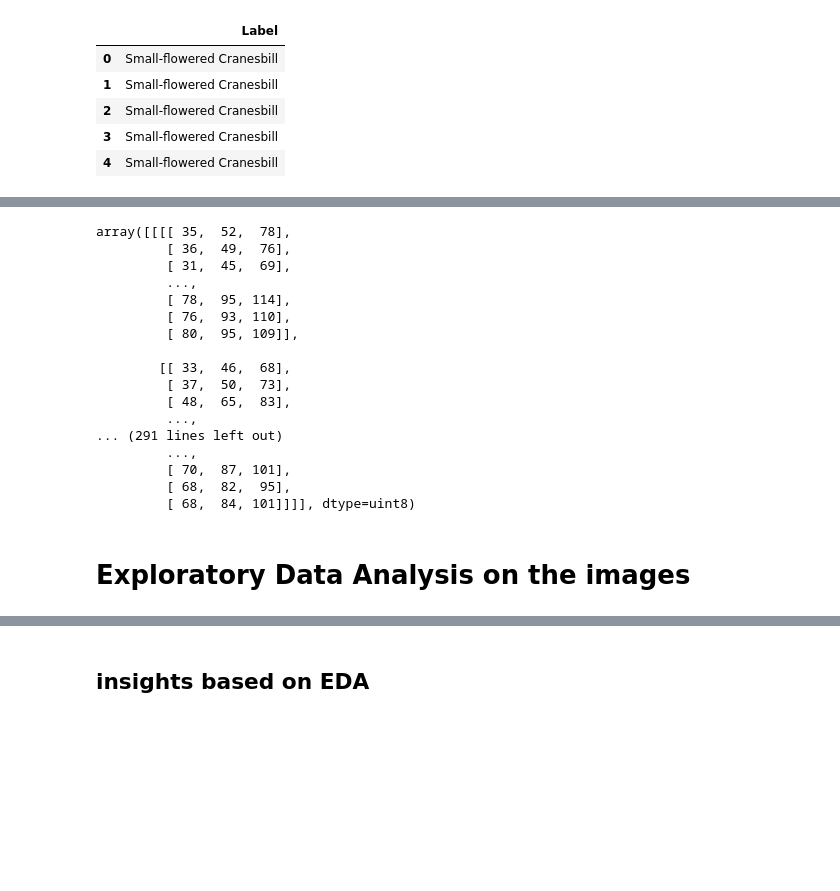
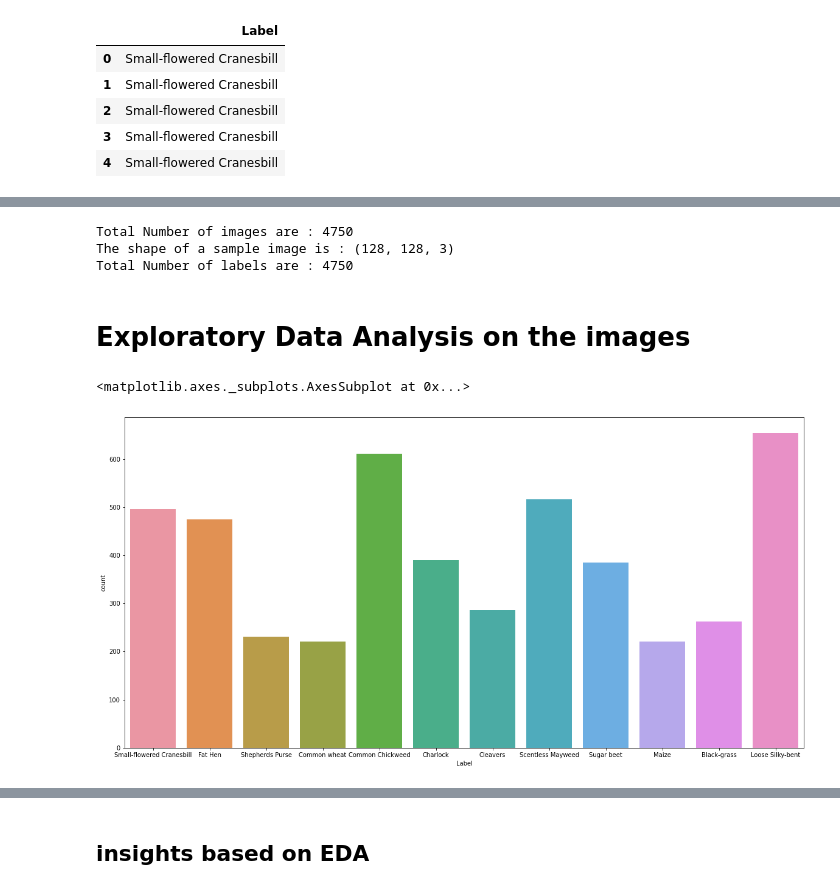
Before and after one commit to cfreeman22/Computer-Vision-Project, a Jupyter notebook: ComputerVision.ipynb, the cells around one changed output, grey strips where cells are left out. Saved outputs shown, nothing was run; the diff lists cells and outputs as text; code cells hidden in the pictures; blank space fills up the shorter version.

```diff
--- a/ComputerVision.ipynb
+++ b/ComputerVision.ipynb
@@ -50,24 +81,22 @@ raw_data.head()
 # %%
 images =np.load('/content/drive/My Drive/images.npy')
-# %%
-images
-# %% [output]
-array([[[[ 35,  52,  78],
-         [ 36,  49,  76],
-         [ 31,  45,  69],
-         ...,
-         [ 78,  95, 114],
-         [ 76,  93, 110],
-         [ 80,  95, 109]],
-
-        [[ 33,  46,  68],
-         [ 37,  50,  73],
-         [ 48,  65,  83],
-         ...,
-... (291 lines left out)
-         ...,
-         [ 70,  87, 101],
-         [ 68,  82,  95],
-         [ 68,  84, 101]]]], dtype=uint8)
+# %%
+# Class y variables.
+y = raw_data["Label"]
+# images X variables.
+X = images
+# %%
+print('Total Number of images are :',len(images))
+print('The shape of a sample image is :',images[0].shape)
+# %% [output]
+Total Number of images are : 4750
+The shape of a sample image is : (128, 128, 3)
+Total Number of labels are : 4750
 # %% [markdown]
 # Exploratory Data Analysis on the images
+# %%
+plt.figure(figsize=(20,10))
+sns.countplot(y)
+# %% [output]
+<matplotlib.axes._subplots.AxesSubplot at 0x...>
+[figure, added]
```
Also changed, not shown: parts of 10 cells of this notebook.
